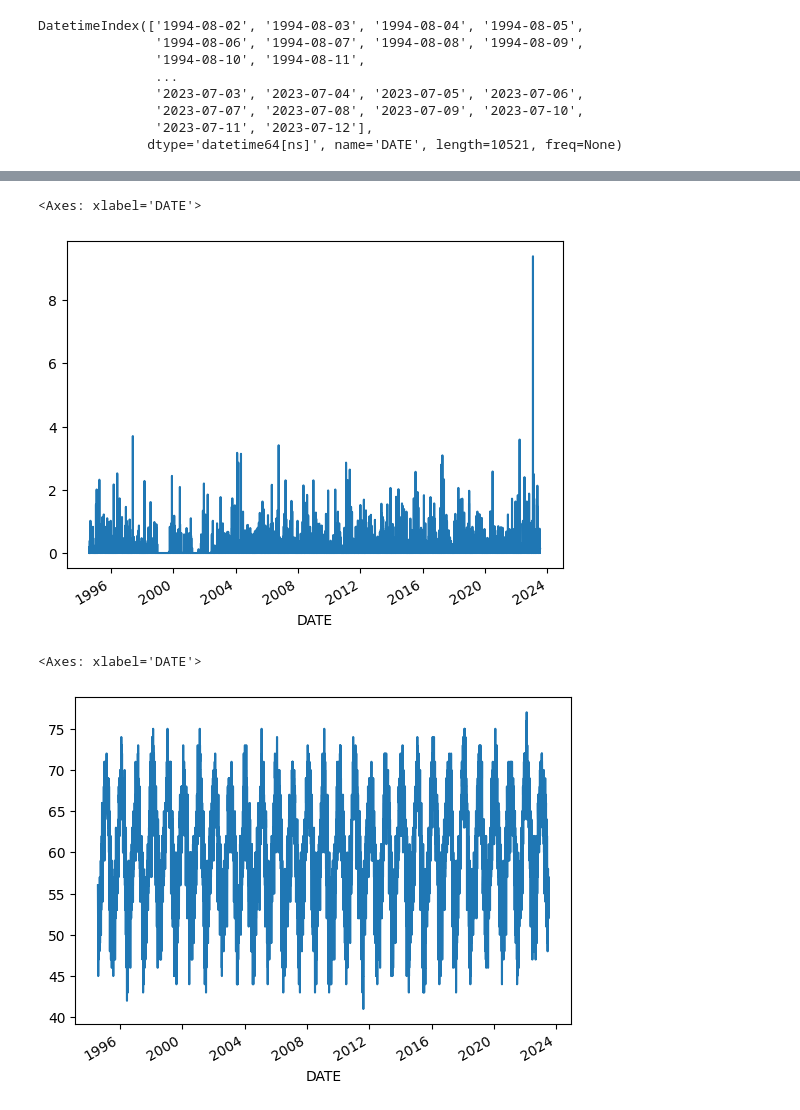
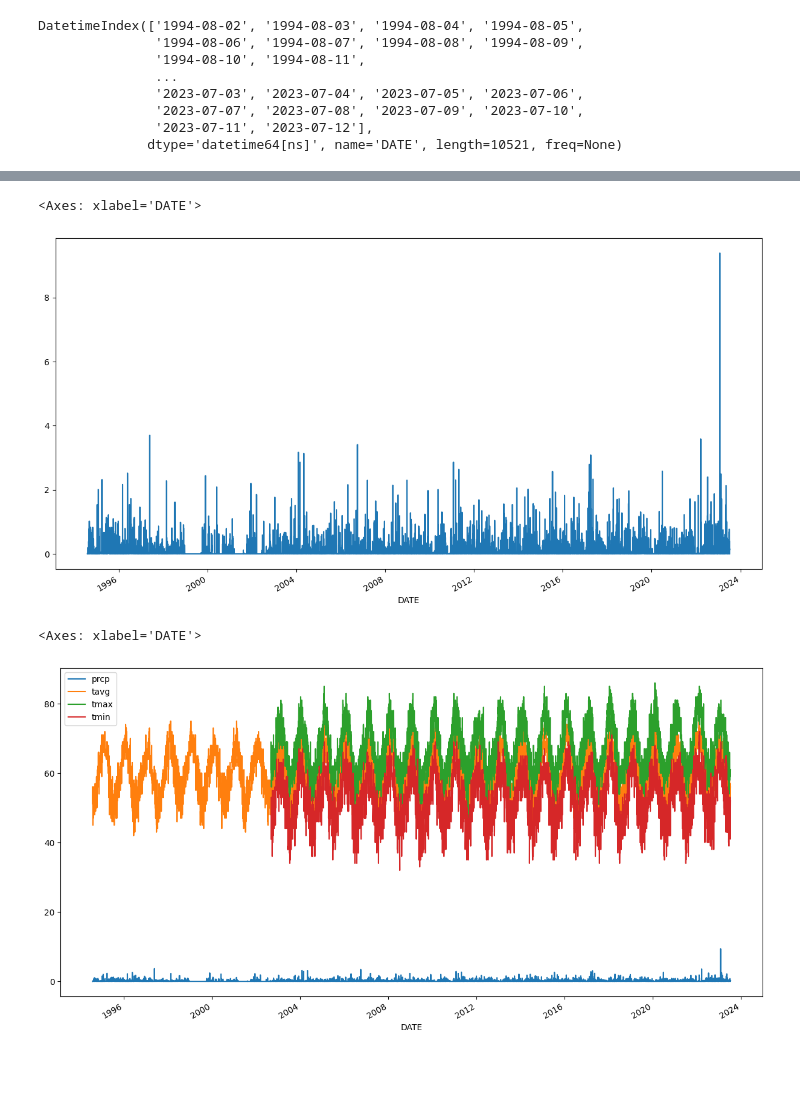
Before and after one commit to YingCG/phyton-basic, a Jupyter notebook: 07-Prediction/aucklandPredict.ipynb, the cells around one changed output, grey strips where cells are left out. Saved outputs shown, nothing was run; the diff lists cells and outputs as text; code cells hidden in the pictures; blank space fills up the shorter version.

```diff
--- a/07-Prediction/aucklandPredict.ipynb
+++ b/07-Prediction/aucklandPredict.ipynb
@@ -1,6 +1,6 @@
 # %%
 import pandas as pd
-weather = pd.read_csv("./data/Auckland_NOAA.csv", index_col="DATE")
+weather = pd.read_csv("../10-timeSeriesForecastingXGBoost/data/Auckland_NOAA.csv", index_col="DATE")
 weather
 # %% [output]
 |  | STATION | NAME | PRCP | TAVG | TMAX | TMIN |
@@ -113,12 +113,12 @@ weather.index.year.value_counts().sort_index()
 2023    193
 Name: DATE, dtype: int64
 # %%
-weather["prcp"].plot()
+weather["prcp"].plot(figsize=(15,8))
 # %% [output]
 <Axes: xlabel='DATE'>
-[figure, old version]
+[figure, new version]
 # %%
-weather["tavg"].plot()
+weather.plot(figsize=(15,8))
 # %% [output]
 <Axes: xlabel='DATE'>
-[figure, old version]
+[figure, new version]
```
Also changed, not shown: 41 other files.
